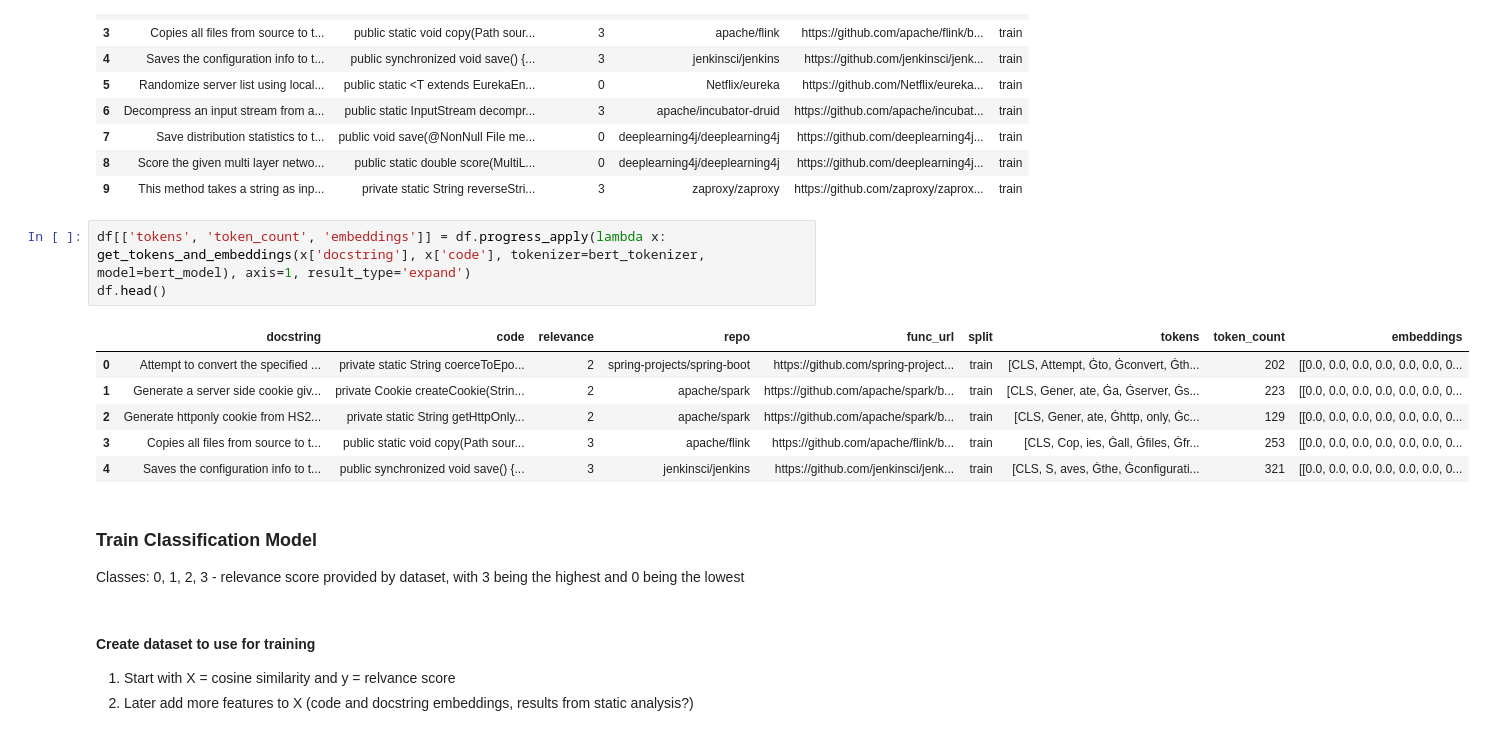
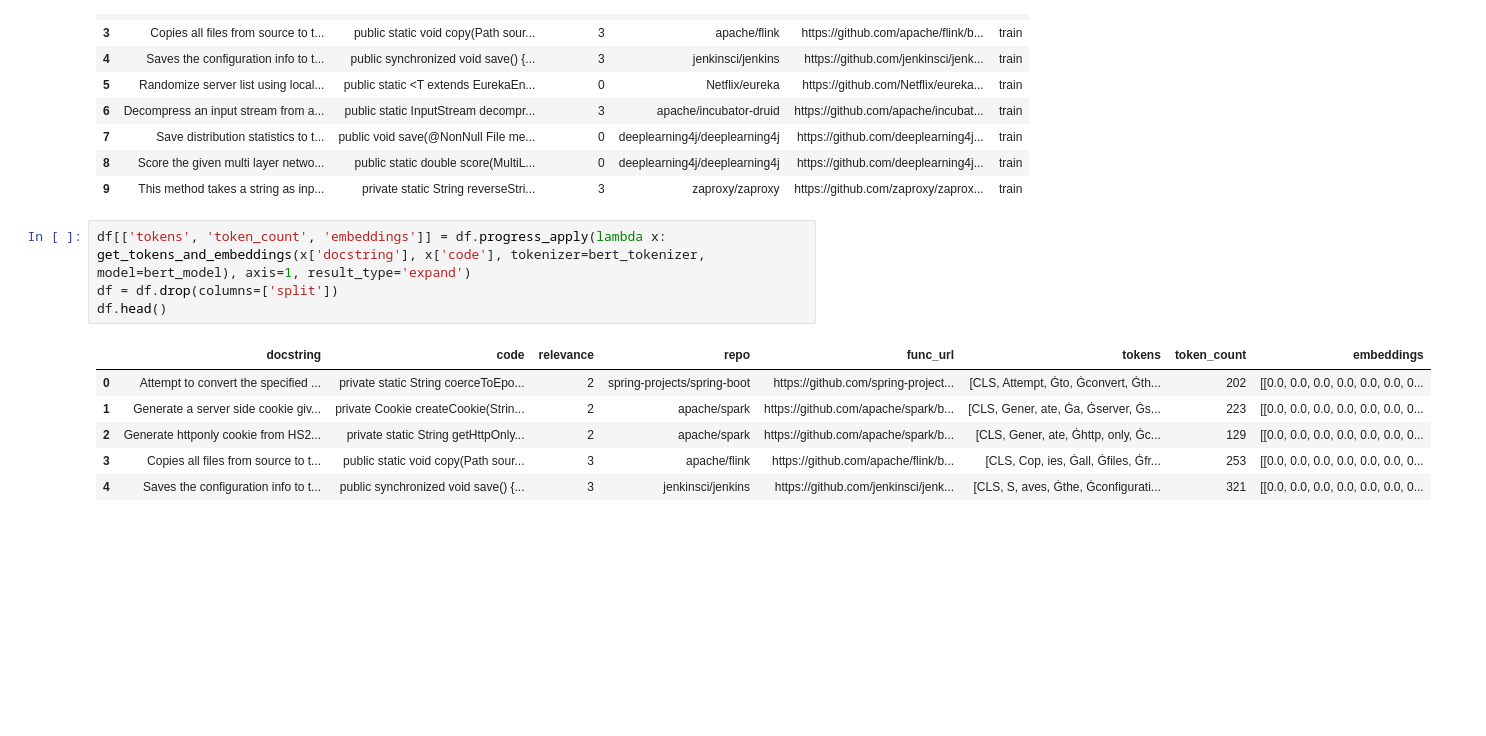
Before and after one commit to m-messer/Grading-Documentation-with-Machine-Learning, a Jupyter notebook: model_training.ipynb, the cells around one changed output. Drawn from its saved outputs; the diff is of its cells as text; blank space fills up the shorter version.

```diff
--- a/model_training.ipynb
+++ b/model_training.ipynb
@@ -69,18 +69,12 @@ df.head(10)
 | 9 | This method takes a string as inp... | private static String reverseStri... | 3 | zaproxy/zaproxy | https://github.com/zaproxy/zaprox... | train |
 # %%
 df[['tokens', 'token_count', 'embeddings']] = df.progress_apply(lambda x: get_tokens_and_embeddings(x['docstring'], x['code'], tokenizer=bert_tokenizer, model=bert_model), axis=1, result_type='expand')
+df = df.drop(columns=['split'])
 df.head()
 # %% [output]
-|  | docstring | code | relevance | repo | func_url | split | tokens | token_count | embeddings |
-| 0 | Attempt to convert the specified ... | private static String coerceToEpo... | 2 | spring-projects/spring-boot | https://github.com/spring-project... | train | [CLS, Attempt, Ġto, Ġconvert, Ġth... | 202 | [[0.0, 0.0, 0.0, 0.0, 0.0, 0.0, 0... |
-| 1 | Generate a server side cookie giv... | private Cookie createCookie(Strin... | 2 | apache/spark | https://github.com/apache/spark/b... | train | [CLS, Gener, ate, Ġa, Ġserver, Ġs... | 223 | [[0.0, 0.0, 0.0, 0.0, 0.0, 0.0, 0... |
-| 2 | Generate httponly cookie from HS2... | private static String getHttpOnly... | 2 | apache/spark | https://github.com/apache/spark/b... | train | [CLS, Gener, ate, Ġhttp, only, Ġc... | 129 | [[0.0, 0.0, 0.0, 0.0, 0.0, 0.0, 0... |
-| 3 | Copies all files from source to t... | public static void copy(Path sour... | 3 | apache/flink | https://github.com/apache/flink/b... | train | [CLS, Cop, ies, Ġall, Ġfiles, Ġfr... | 253 | [[0.0, 0.0, 0.0, 0.0, 0.0, 0.0, 0... |
-| 4 | Saves the configuration info to t... | public synchronized void save() {... | 3 | jenkinsci/jenkins | https://github.com/jenkinsci/jenk... | train | [CLS, S, aves, Ġthe, Ġconfigurati... | 321 | [[0.0, 0.0, 0.0, 0.0, 0.0, 0.0, 0... |
+|  | docstring | code | relevance | repo | func_url | tokens | token_count | embeddings |
+| 0 | Attempt to convert the specified ... | private static String coerceToEpo... | 2 | spring-projects/spring-boot | https://github.com/spring-project... | [CLS, Attempt, Ġto, Ġconvert, Ġth... | 202 | [[0.0, 0.0, 0.0, 0.0, 0.0, 0.0, 0... |
+| 1 | Generate a server side cookie giv... | private Cookie createCookie(Strin... | 2 | apache/spark | https://github.com/apache/spark/b... | [CLS, Gener, ate, Ġa, Ġserver, Ġs... | 223 | [[0.0, 0.0, 0.0, 0.0, 0.0, 0.0, 0... |
+| 2 | Generate httponly cookie from HS2... | private static String getHttpOnly... | 2 | apache/spark | https://github.com/apache/spark/b... | [CLS, Gener, ate, Ġhttp, only, Ġc... | 129 | [[0.0, 0.0, 0.0, 0.0, 0.0, 0.0, 0... |
+| 3 | Copies all files from source to t... | public static void copy(Path sour... | 3 | apache/flink | https://github.com/apache/flink/b... | [CLS, Cop, ies, Ġall, Ġfiles, Ġfr... | 253 | [[0.0, 0.0, 0.0, 0.0, 0.0, 0.0, 0... |
+| 4 | Saves the configuration info to t... | public synchronized void save() {... | 3 | jenkinsci/jenkins | https://github.com/jenkinsci/jenk... | [CLS, S, aves, Ġthe, Ġconfigurati... | 321 | [[0.0, 0.0, 0.0, 0.0, 0.0, 0.0, 0... |
-# %% [markdown]
-### Train Classification Model
-Classes: 0, 1, 2, 3 - relevance score provided by dataset, with 3 being the highest and 0 being the lowest
-# %% [markdown]
-#### Create dataset to use for training
-1. Start with X = cosine similarity and y = relvance score
-2. Later add more features to X (code and docstring embeddings, results from static analysis?)
```
Also changed, not shown: parts of 33 cells of this notebook.
